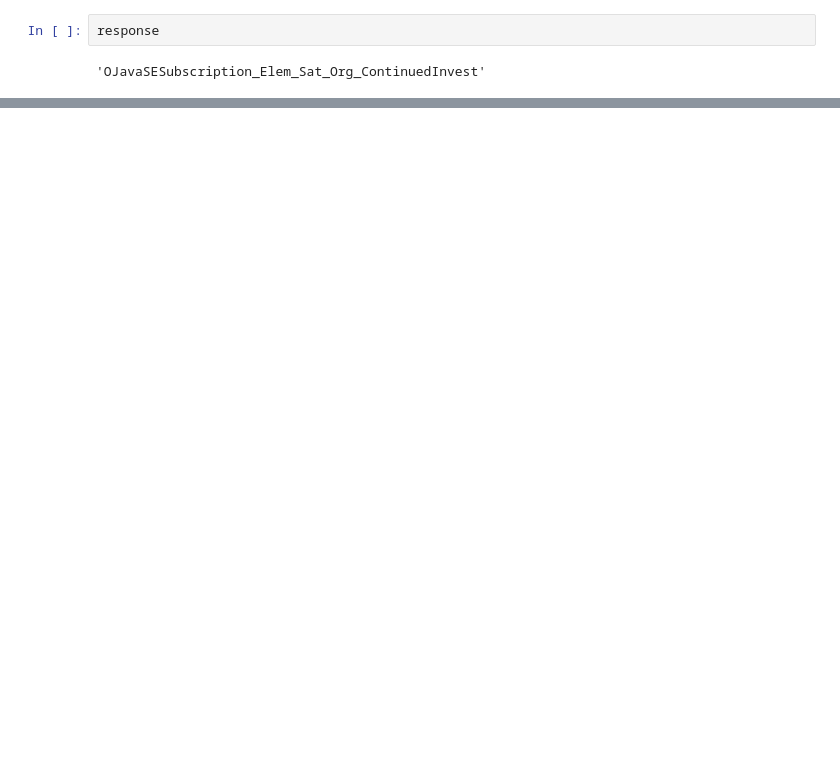
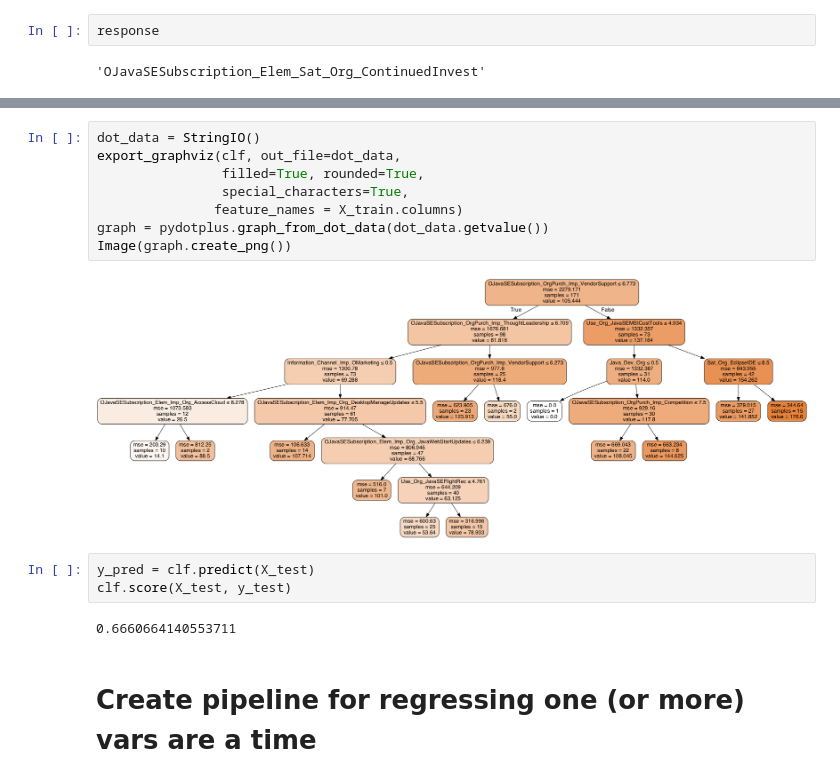
Before and after one commit to liouviaglou/JavaSE_202007, a Jupyter notebook: scripts/decision_trees.ipynb, the cells around one changed output, grey strips where cells are left out. Drawn from its saved outputs; the diff is of its cells as text; blank space fills up the shorter version.

Commit message:
finished dtree pipeline, generating mass results

```diff
--- a/scripts/decision_trees.ipynb
+++ b/scripts/decision_trees.ipynb
@@ -195,0 +286,17 @@ X.columns[124]
+# %%
+dot_data = StringIO()
+export_graphviz(clf, out_file=dot_data,
+                filled=True, rounded=True,
+                special_characters=True,
+               feature_names = X_train.columns)
+graph = pydotplus.graph_from_dot_data(dot_data.getvalue())
+Image(graph.create_png())
+# %% [output]
+[figure, added]
+# %%
+y_pred = clf.predict(X_test)
+clf.score(X_test, y_test)
+# %% [output]
+0.6660664140553711
+# %% [markdown]
+# Create pipeline for regressing one (or more) vars are a time
```
Also changed, not shown: parts of 38 cells of this notebook, 3 other files.
